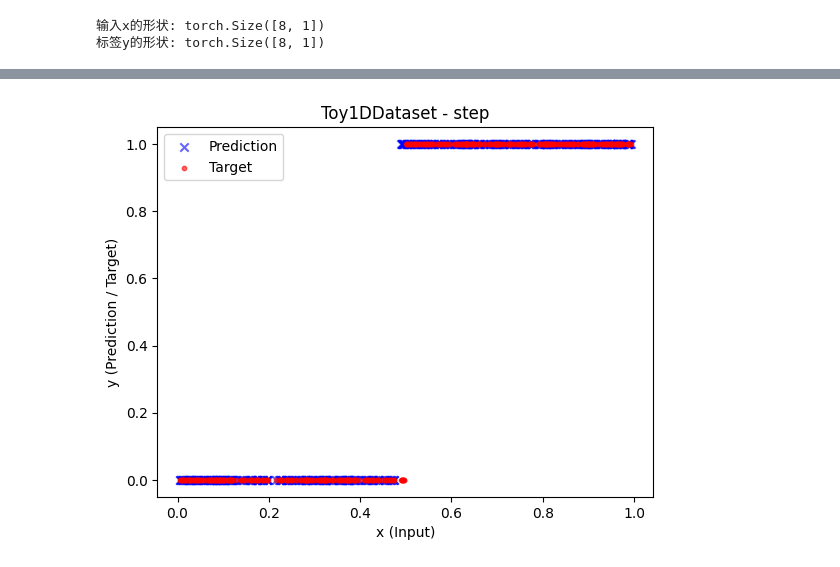
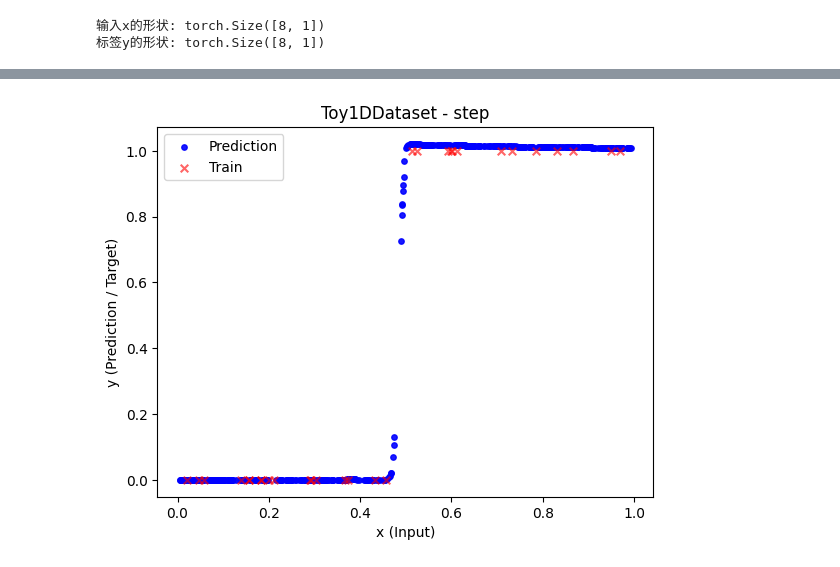
Before and after one commit to Junb0Dong/ibc-torch, a Jupyter notebook: mycode/simplify_2d.ipynb, the cells around one changed output, grey strips where cells are left out. Cells and saved outputs as stored; diff of their text form; code cells hidden in the pictures.

Commit message:
update explicit 1D example

```diff
--- a/mycode/simplify_2d.ipynb
+++ b/mycode/simplify_2d.ipynb
@@ -61,6 +62,7 @@ else:
 train_dataset_config = dataset_2d.ToyDatasetConfig(
     dataset_size=train_dataset_size,
     seed=custom_seed,
+    mode = 'step',
 )
 train_dataset = dataset_2d.Toy1DDataset(train_dataset_config)  # data: coordinate regression shape:（N,2)
 train_dataloader = torch.utils.data.DataLoader(
@@ -75,6 +77,7 @@ train_dataloader = torch.utils.data.DataLoader(
 test_dataset_config = dataset_2d.ToyDatasetConfig(
     dataset_size=test_dataset_size,
     seed=custom_seed,
+    mode = 'step',
 )
 test_dataset = dataset_2d.Toy1DDataset(test_dataset_config)
 test_dataset.exclude(train_dataset.coordinates) # 防止测试集中包含训练集的数据
@@ -171,7 +174,7 @@ mlp_config = models.MLPConfig(
     input_dim=input_dim,
     hidden_dim=128,
     output_dim=output_dim,
-    hidden_depth=2,
+    hidden_depth=4,
     dropout_prob=custom_dropout_prob,
 )
 
@@ -217,7 +222,7 @@ The whole network has 17025 parameters
 # %%
 train_state: trainer.TrainStateProtocol
 if policy_type == trainer.PolicyType.EXPLICIT:
-    train_state = trainer.ExplicitTrainState.initialize(
+    train_state = trainer.ExplicitTrainState2D.initialize(
         model_config=mlp_config,
         optim_config=optim_config,
         device_type="cuda",
@@ -258,7 +263,7 @@ print("target:", target.shape)
 input: torch.Size([8, 1])
 target: torch.Size([8, 1])
 # %%
-for epoch in tqdm(range(2000)):
+for epoch in tqdm(range(epoch)):
     if not train_state.steps % checkpoint_every_n_steps:
         experiment.save_checkpoint(train_state, step=train_state.steps)
 
@@ -338,34 +343,56 @@ experiment_name: implicit_test_2d
 # %%
 # all_inputs, all_preds, all_targets 已经是每个 batch 的 numpy 数组
 xs = np.concatenate(all_inputs, axis=0).flatten()
 ys_pred = np.concatenate(all_preds, axis=0).flatten()
 ys_target = np.concatenate(all_targets, axis=0).flatten()
 
-
 # 2. 绘制第一组：input-x 与 prediction（原有逻辑，保持不变）
 plt.scatter(
     xs, ys_pred,
-    marker="x",    # 标记为"x"（区分目标值）
+    marker="o",    # 标记为"x"（区分目标值）
+    s=15,
     c="blue",      # 颜色为蓝色
-    alpha=0.6,     # 透明度0.6（避免重叠遮挡）
+    alpha=0.9,     # 透明度0.6（避免重叠遮挡）
     label="Prediction"  # 标签（用于图例）
 )
 
-# 3. 新增：绘制第二组：input-x 与 target（关键新增代码）
+# # 3. 新增：绘制第二组：input-x 与 target（关键新增代码）
+# plt.scatter(
+#     xs, ys_target,
+#     marker="o",    # 标记为"圆圈"（与预测值区分）
+#     c="red",       # 颜色为红色（与蓝色对比明显）
+#     alpha=0.6,     # 透明度0.6（与预测值一致）
+#     s=10,          # 标记大小（可选，避免过大遮挡）
+#     label="Target" # 标签（用于图例）
+# )
+
+# 训练数据
+x_train = train_dataset.coordinates.flatten()
+y_train = train_dataset.targets.flatten()
+
 plt.scatter(
-    xs, ys_target,
-    marker="o",    # 标记为"圆圈"（与预测值区分）
-    c="red",       # 颜色为红色（与蓝色对比明显）
-    alpha=0.6,     # 透明度0.6（与预测值一致）
-    s=10,          # 标记大小（可选，避免过大遮挡）
-    label="Target" # 标签（用于图例）
+    x_train, y_train,
+    marker="x",    # 标记为"x"（区分目标值）
+    s=30,
+    c="red",      # 颜色为蓝色
+    alpha=0.6,     # 透明度0.6（避免重叠遮挡）
+    label="Train"  # 标签（用于图例）
 )
 
 # 4. 原有图表配置（保持不变，可补充图例）
 plt.title(f"Toy1DDataset - {train_dataset_config.mode}")
 plt.xlabel("x (Input)")       # 明确x轴含义（input值）
 plt.ylabel("y (Prediction / Target)")  # 明确y轴含义（包含预测和目标）
 plt.legend()  # 显示图例（区分两组数据，关键！）
+
+plt.savefig(
+    f"Toy1D_{experiment.identifier}_plot.png",
+    dpi=300,
+    bbox_inches="tight",
+    facecolor="white"
+)
+
+# 最后显示图片
 plt.show()
 # %% [output]
-[figure, old version]
+[figure, new version]
```
Also changed, not shown: parts of 6 cells of this notebook, 1 other file.
